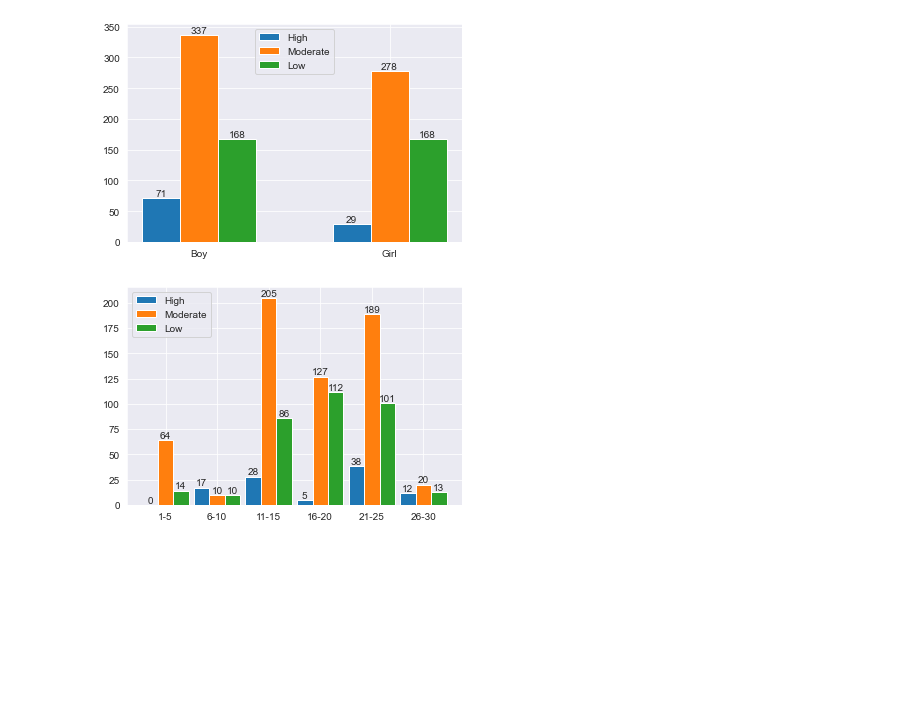
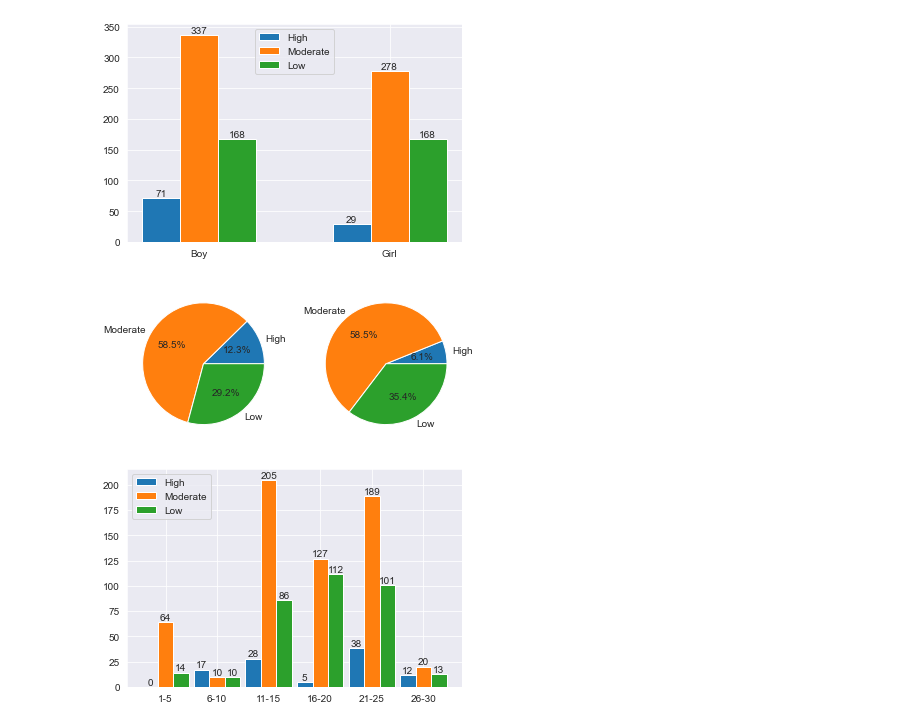
Before and after one commit to TakanashiXny/Introduction-of-DaSE, a Jupyter notebook: final/final_task.ipynb, the cells around one changed output. Saved outputs shown, nothing was run; the diff lists cells and outputs as text; code cells hidden in the pictures; blank space fills up the shorter version.

Commit message:
1graph

```diff
--- a/final/final_task.ipynb
+++ b/final/final_task.ipynb
@@ -537,6 +539,19 @@ plt.legend()
 plt.show()
 # %% [output]
 [figure]
+# %%
+plt.subplot(121)
+boy = [Gender_Adapt['Boy']['High'], Gender_Adapt['Boy']['Moderate'], Gender_Adapt['Boy']['Low']]
+plt.pie(boy, labels=Order, autopct='%1.1f%%')
+
+
+plt.subplot(122)
+girl = [Gender_Adapt['Girl']['High'], Gender_Adapt['Girl']['Moderate'], Gender_Adapt['Girl']['Low']]
+plt.pie(girl, labels=Order, autopct='%1.1f%%')
+
+plt.show()
+# %% [output]
+[figure, added]
 # %%
 high = [0, Age_Adapt['6-10']['High'], Age_Adapt['11-15']['High'], Age_Adapt['16-20']['High'],
         Age_Adapt['21-25']['High'], Age_Adapt['26-30']['High']]
```
Also changed, not shown: parts of 2 cells of this notebook.
